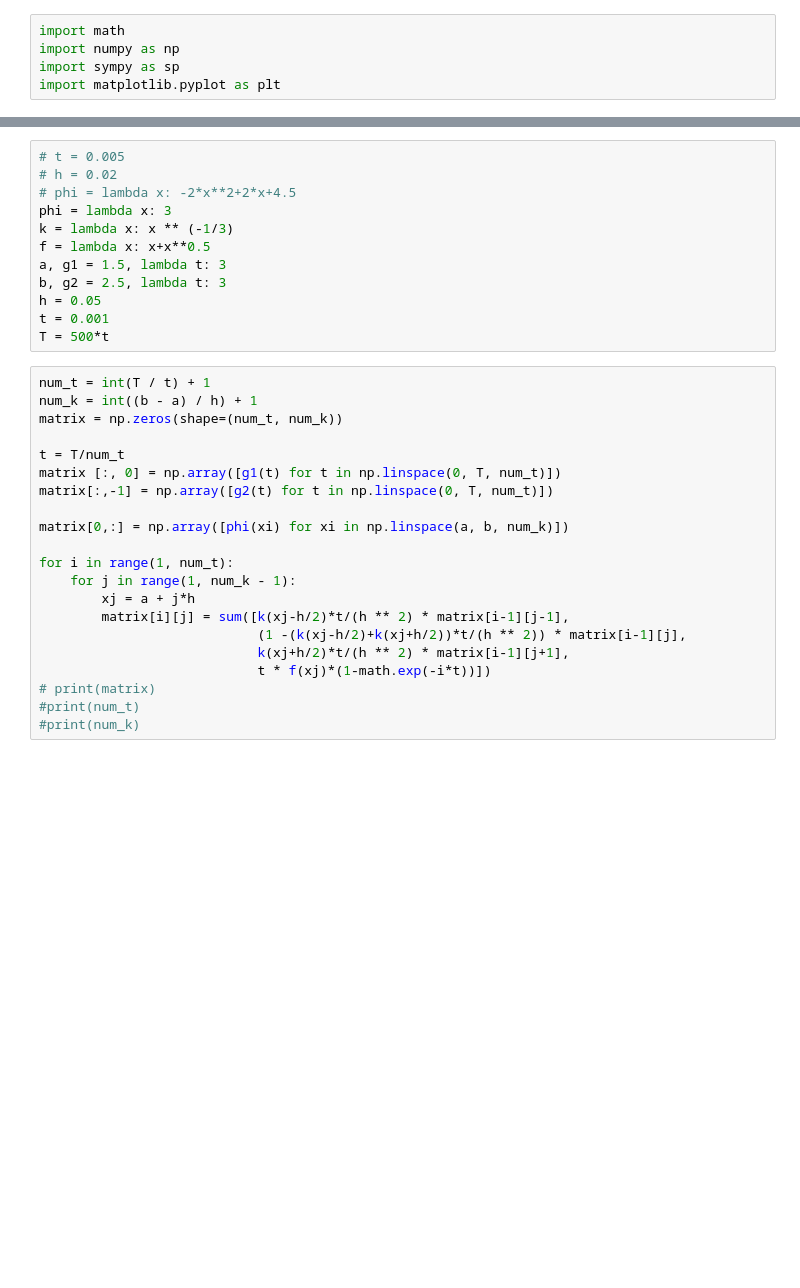
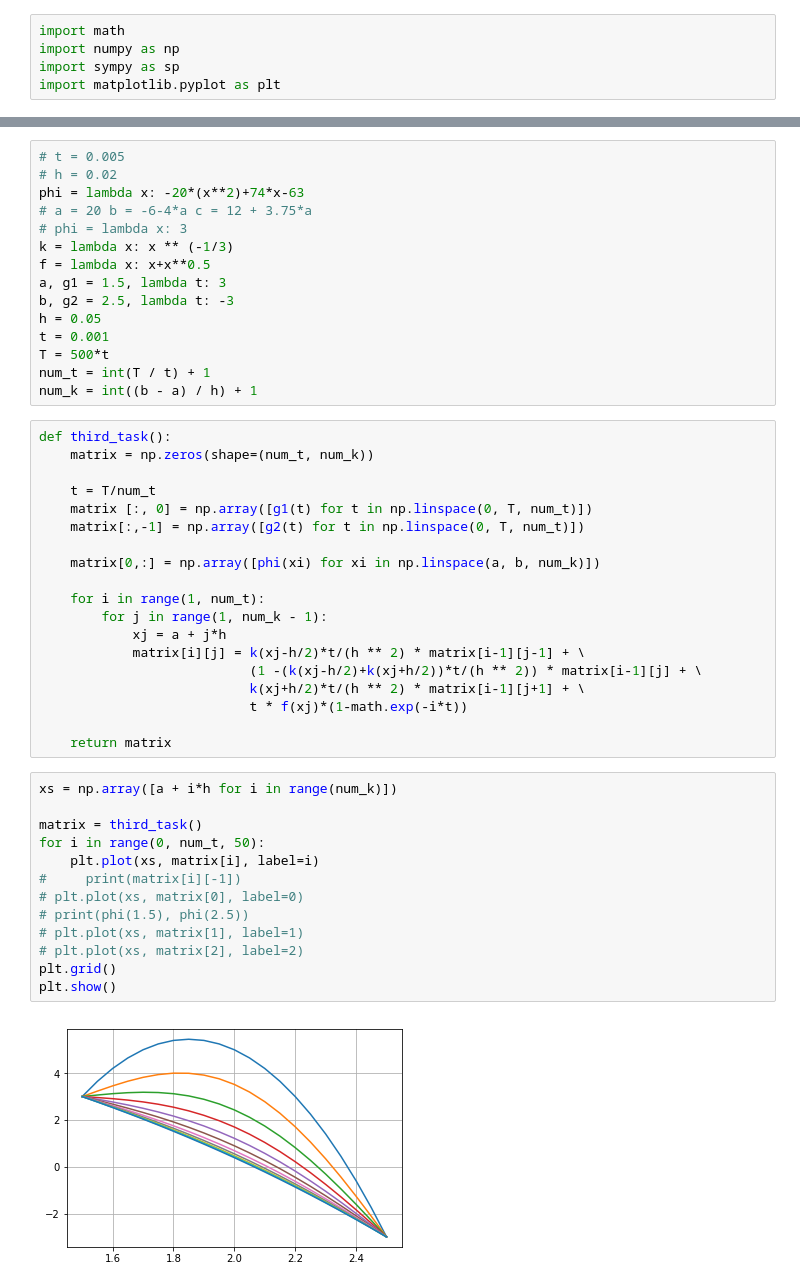
Before and after one commit to ilyakrasnou/MCA, a Jupyter notebook: lab3.ipynb, the cells around one changed output, grey strips where cells are left out. Saved outputs shown, nothing was run; the diff lists cells and outputs as text; blank space fills up the shorter version.

```diff
--- a/lab3.ipynb
+++ b/lab3.ipynb
@@ -76,33 +254,49 @@ plt.show()
 # %%
 # t = 0.005
 # h = 0.02
-# phi = lambda x: -2*x**2+2*x+4.5
-phi = lambda x: 3
+phi = lambda x: -20*(x**2)+74*x-63
+# a = 20 b = -6-4*a c = 12 + 3.75*a
+# phi = lambda x: 3
 k = lambda x: x ** (-1/3)
 f = lambda x: x+x**0.5
 a, g1 = 1.5, lambda t: 3
-b, g2 = 2.5, lambda t: 3
+b, g2 = 2.5, lambda t: -3
 h = 0.05
 t = 0.001
 T = 500*t
+num_t = int(T / t) + 1
+num_k = int((b - a) / h) + 1
 # %%
-num_t = int(T / t) + 1
-num_k = int((b - a) / h) + 1
-matrix = np.zeros(shape=(num_t, num_k))
+def third_task():
+    matrix = np.zeros(shape=(num_t, num_k))
 
-t = T/num_t
-matrix [:, 0] = np.array([g1(t) for t in np.linspace(0, T, num_t)])
-matrix[:,-1] = np.array([g2(t) for t in np.linspace(0, T, num_t)])
+    t = T/num_t
+    matrix [:, 0] = np.array([g1(t) for t in np.linspace(0, T, num_t)])
+    matrix[:,-1] = np.array([g2(t) for t in np.linspace(0, T, num_t)])
 
-matrix[0,:] = np.array([phi(xi) for xi in np.linspace(a, b, num_k)])
+    matrix[0,:] = np.array([phi(xi) for xi in np.linspace(a, b, num_k)])
 
-for i in range(1, num_t):
-    for j in range(1, num_k - 1):
-        xj = a + j*h
-        matrix[i][j] = sum([k(xj-h/2)*t/(h ** 2) * matrix[i-1][j-1],
-                            (1 -(k(xj-h/2)+k(xj+h/2))*t/(h ** 2)) * matrix[i-1][j],
-                            k(xj+h/2)*t/(h ** 2) * matrix[i-1][j+1],
-                            t * f(xj)*(1-math.exp(-i*t))])
-# print(matrix)
-#print(num_t)
-#print(num_k)
+    for i in range(1, num_t):
+        for j in range(1, num_k - 1):
+            xj = a + j*h
+            matrix[i][j] = k(xj-h/2)*t/(h ** 2) * matrix[i-1][j-1] + \
+                           (1 -(k(xj-h/2)+k(xj+h/2))*t/(h ** 2)) * matrix[i-1][j] + \
+                           k(xj+h/2)*t/(h ** 2) * matrix[i-1][j+1] + \
+                           t * f(xj)*(1-math.exp(-i*t))
+
+    return matrix
+# %%
+xs = np.array([a + i*h for i in range(num_k)])
+
+matrix = third_task()
+for i in range(0, num_t, 50):
+    plt.plot(xs, matrix[i], label=i)
+#     print(matrix[i][-1])
+# plt.plot(xs, matrix[0], label=0)
+# print(phi(1.5), phi(2.5))
+# plt.plot(xs, matrix[1], label=1)
+# plt.plot(xs, matrix[2], label=2)
+plt.grid()
+plt.show()
+# %% [output]
+[figure, added]
```
Also changed, not shown: parts of 18 cells of this notebook.
